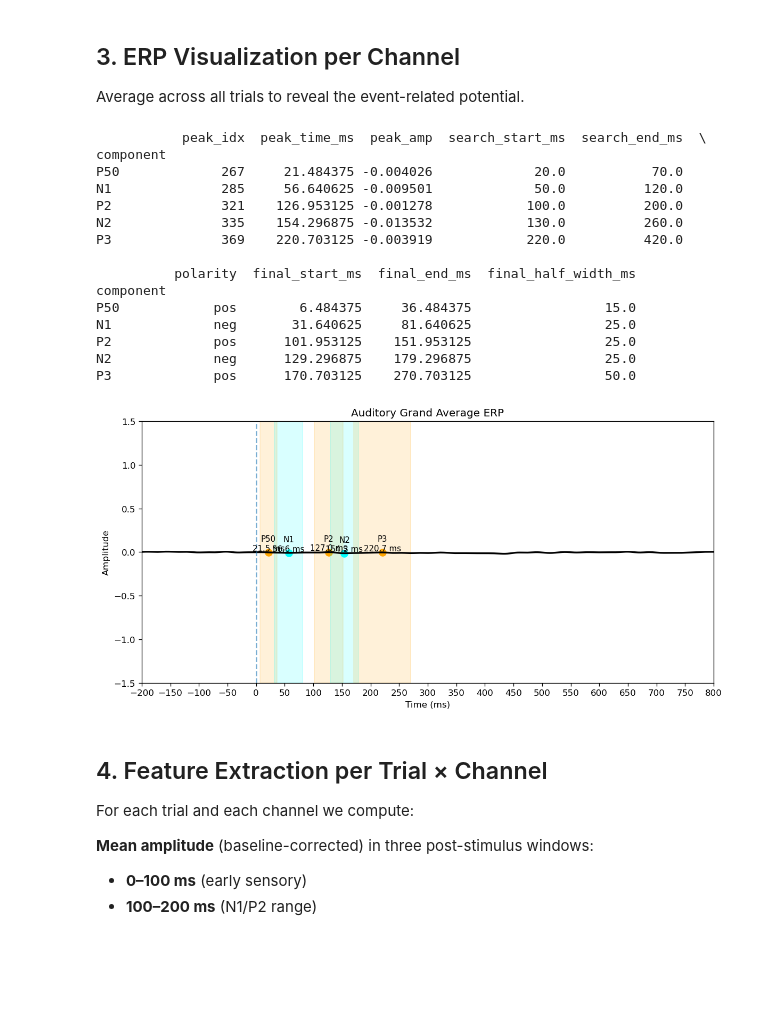
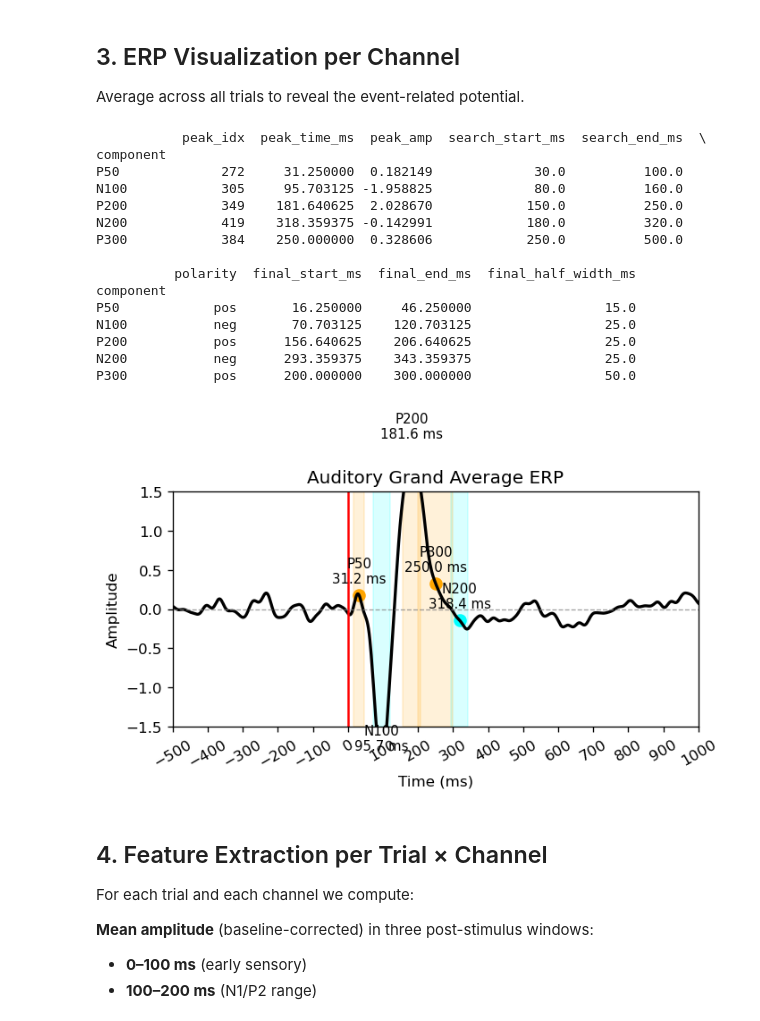
Before and after one commit to CXie-Nobug/Physics-of-Cognition_Learning, a Jupyter notebook: trial_dynamics_BLT.ipynb, the cells around one changed output. Cells and saved outputs as stored; diff of their text form; code cells hidden in the pictures; blank space fills up the shorter version.

Commit message:
seperate stimuli windows

```diff
--- a/trial_dynamics_BLT.ipynb
+++ b/trial_dynamics_BLT.ipynb
@@ -545,38 +190,41 @@ auditory_polarity = {
 # %%
-res_aud = detect_erp_windows_from_grand_avg(
+res_aud = erp_window.detect_erp_windows_from_grand_avg(
     time_ms=time_ms,
-    grand_avg=grand_avg_tactile,
-    search_windows=tactile_search,
-    polarity_map=tactile_polarity,
-    half_width_map=half_width_map,
+    grand_avg=grand_avg,
+    search_windows=global_settings.SEARCH_DICT[CONDITION]["search_windows"],
+    onset_ms = ONSET_MS,
+    polarity_map=global_settings.SEARCH_DICT[CONDITION]["polarity_map"],
+    half_width_map=global_settings.half_width_map,
     min_time_ms=time_ms.min(),
     max_time_ms=time_ms.max(),
 )
 
 print(res_aud)
-plot_grand_avg_with_windows(
+erp_window.plot_grand_avg_with_windows(
     time_ms=time_ms,
-    grand_avg=grand_avg_tactile,
+    grand_avg=grand_avg,
     res_df=res_aud,
     title="Auditory Grand Average ERP",
+    onset_ms=ONSET_MS,
+    figsize=(6,4)
 )
 # %% [output]
            peak_idx  peak_time_ms  peak_amp  search_start_ms  search_end_ms  \
 component
-P50             267     21.484375 -0.004026             20.0           70.0
-N1              285     56.640625 -0.009501             50.0          120.0
-P2              321    126.953125 -0.001278            100.0          200.0
-N2              335    154.296875 -0.013532            130.0          260.0
-P3              369    220.703125 -0.003919            220.0          420.0
+P50             272     31.250000  0.182149             30.0          100.0
+N100            305     95.703125 -1.958825             80.0          160.0
+P200            349    181.640625  2.028670            150.0          250.0
+N200            419    318.359375 -0.142991            180.0          320.0
+P300            384    250.000000  0.328606            250.0          500.0
 
           polarity  final_start_ms  final_end_ms  final_half_width_ms
 component
-P50            pos        6.484375     36.484375                 15.0
-N1             neg       31.640625     81.640625                 25.0
-P2             pos      101.953125    151.953125                 25.0
-N2             neg      129.296875    179.296875                 25.0
-P3             pos      170.703125    270.703125                 50.0
+P50            pos       16.250000     46.250000                 15.0
+N100           neg       70.703125    120.703125                 25.0
+P200           pos      156.640625    206.640625                 25.0
+N200           neg      293.359375    343.359375                 25.0
+P300           pos      200.000000    300.000000                 50.0
-[figure, old version]
+[figure, new version]
 # %% [markdown]
 ## 4. Feature Extraction per Trial × Channel
 
```
Also changed, not shown: parts of 15 cells of this notebook, 15 other files.
